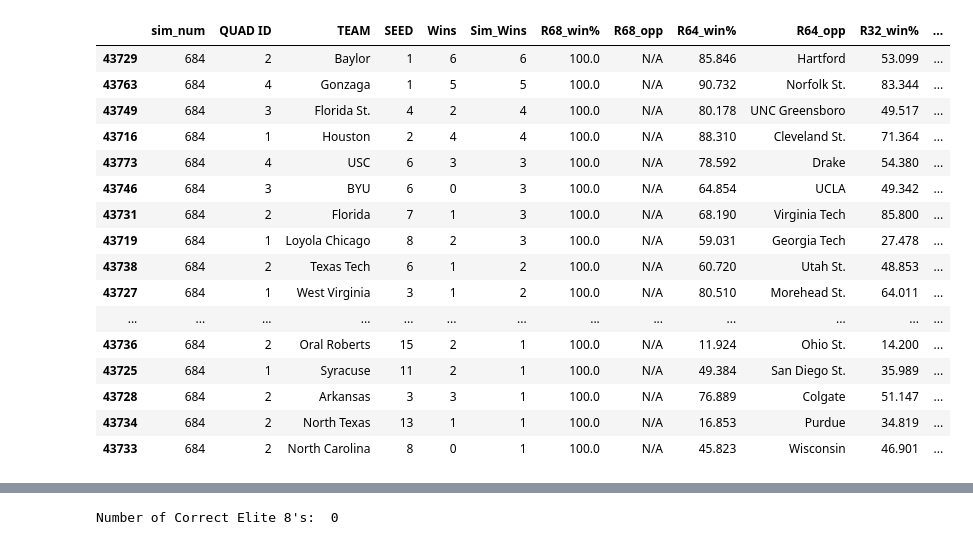
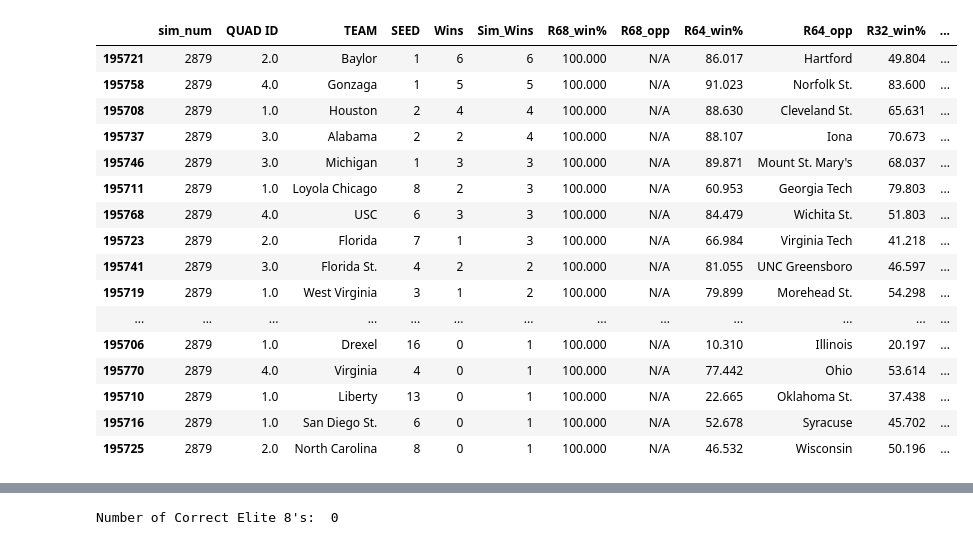
Before and after one commit to willfriel1028/MarchMadness_Analytics_Report, a Jupyter notebook: bracket_sims/sims/2021_10000sims0.ipynb, the cells around one changed output, grey strips where cells are left out. Cells and saved outputs as stored; diff of their text form; code cells hidden in the pictures.

```diff
--- a/bracket_sims/sims/2021_10000sims0.ipynb
+++ b/bracket_sims/sims/2021_10000sims0.ipynb
@@ -778,23 +778,23 @@ df.sort_values("Outcome_%", ascending=True).head(25)
 # %%
-df[df["sim_num"] == 684].sort_values("Sim_Wins", ascending=False).head(32)
+df[df["sim_num"] == 2879].sort_values("Sim_Wins", ascending=False).head(32)
 # %% [output]
 |  | sim_num | QUAD ID | TEAM | SEED | Wins | Sim_Wins | R68_win% | R68_opp | R64_win% | R64_opp | R32_win% | ... |
-| 43729 | 684 | 2 | Baylor | 1 | 6 | 6 | 100.0 | N/A | 85.846 | Hartford | 53.099 | ... |
-| 43763 | 684 | 4 | Gonzaga | 1 | 5 | 5 | 100.0 | N/A | 90.732 | Norfolk St. | 83.344 | ... |
-| 43749 | 684 | 3 | Florida St. | 4 | 2 | 4 | 100.0 | N/A | 80.178 | UNC Greensboro | 49.517 | ... |
-| 43716 | 684 | 1 | Houston | 2 | 4 | 4 | 100.0 | N/A | 88.310 | Cleveland St. | 71.364 | ... |
-| 43773 | 684 | 4 | USC | 6 | 3 | 3 | 100.0 | N/A | 78.592 | Drake | 54.380 | ... |
-| 43746 | 684 | 3 | BYU | 6 | 0 | 3 | 100.0 | N/A | 64.854 | UCLA | 49.342 | ... |
-| 43731 | 684 | 2 | Florida | 7 | 1 | 3 | 100.0 | N/A | 68.190 | Virginia Tech | 85.800 | ... |
-| 43719 | 684 | 1 | Loyola Chicago | 8 | 2 | 3 | 100.0 | N/A | 59.031 | Georgia Tech | 27.478 | ... |
-| 43738 | 684 | 2 | Texas Tech | 6 | 1 | 2 | 100.0 | N/A | 60.720 | Utah St. | 48.853 | ... |
-| 43727 | 684 | 1 | West Virginia | 3 | 1 | 2 | 100.0 | N/A | 80.510 | Morehead St. | 64.011 | ... |
+| 195721 | 2879 | 2.0 | Baylor | 1 | 6 | 6 | 100.000 | N/A | 86.017 | Hartford | 49.804 | ... |
+| 195758 | 2879 | 4.0 | Gonzaga | 1 | 5 | 5 | 100.000 | N/A | 91.023 | Norfolk St. | 83.600 | ... |
+| 195708 | 2879 | 1.0 | Houston | 2 | 4 | 4 | 100.000 | N/A | 88.630 | Cleveland St. | 65.631 | ... |
+| 195737 | 2879 | 3.0 | Alabama | 2 | 2 | 4 | 100.000 | N/A | 88.107 | Iona | 70.673 | ... |
+| 195746 | 2879 | 3.0 | Michigan | 1 | 3 | 3 | 100.000 | N/A | 89.871 | Mount St. Mary's | 68.037 | ... |
+| 195711 | 2879 | 1.0 | Loyola Chicago | 8 | 2 | 3 | 100.000 | N/A | 60.953 | Georgia Tech | 79.803 | ... |
+| 195768 | 2879 | 4.0 | USC | 6 | 3 | 3 | 100.000 | N/A | 84.479 | Wichita St. | 51.803 | ... |
+| 195723 | 2879 | 2.0 | Florida | 7 | 1 | 3 | 100.000 | N/A | 66.984 | Virginia Tech | 41.218 | ... |
+| 195741 | 2879 | 3.0 | Florida St. | 4 | 2 | 2 | 100.000 | N/A | 81.055 | UNC Greensboro | 46.597 | ... |
+| 195719 | 2879 | 1.0 | West Virginia | 3 | 1 | 2 | 100.000 | N/A | 79.899 | Morehead St. | 54.298 | ... |
 | ... | ... | ... | ... | ... | ... | ... | ... | ... | ... | ... | ... | ... |
-| 43736 | 684 | 2 | Oral Roberts | 15 | 2 | 1 | 100.0 | N/A | 11.924 | Ohio St. | 14.200 | ... |
-| 43725 | 684 | 1 | Syracuse | 11 | 2 | 1 | 100.0 | N/A | 49.384 | San Diego St. | 35.989 | ... |
-| 43728 | 684 | 2 | Arkansas | 3 | 3 | 1 | 100.0 | N/A | 76.889 | Colgate | 51.147 | ... |
-| 43734 | 684 | 2 | North Texas | 13 | 1 | 1 | 100.0 | N/A | 16.853 | Purdue | 34.819 | ... |
-| 43733 | 684 | 2 | North Carolina | 8 | 0 | 1 | 100.0 | N/A | 45.823 | Wisconsin | 46.901 | ... |
+| 195706 | 2879 | 1.0 | Drexel | 16 | 0 | 1 | 100.000 | N/A | 10.310 | Illinois | 20.197 | ... |
+| 195770 | 2879 | 4.0 | Virginia | 4 | 0 | 1 | 100.000 | N/A | 77.442 | Ohio | 53.614 | ... |
+| 195710 | 2879 | 1.0 | Liberty | 13 | 0 | 1 | 100.000 | N/A | 22.665 | Oklahoma St. | 37.438 | ... |
+| 195716 | 2879 | 1.0 | San Diego St. | 6 | 0 | 1 | 100.000 | N/A | 52.678 | Syracuse | 45.702 | ... |
+| 195725 | 2879 | 2.0 | North Carolina | 8 | 0 | 1 | 100.000 | N/A | 46.532 | Wisconsin | 50.196 | ... |
 # %%
 correct = df[df["Wins"] >=5]
 
```
Also changed, not shown: parts of 16 cells of this notebook, 3 other files.
